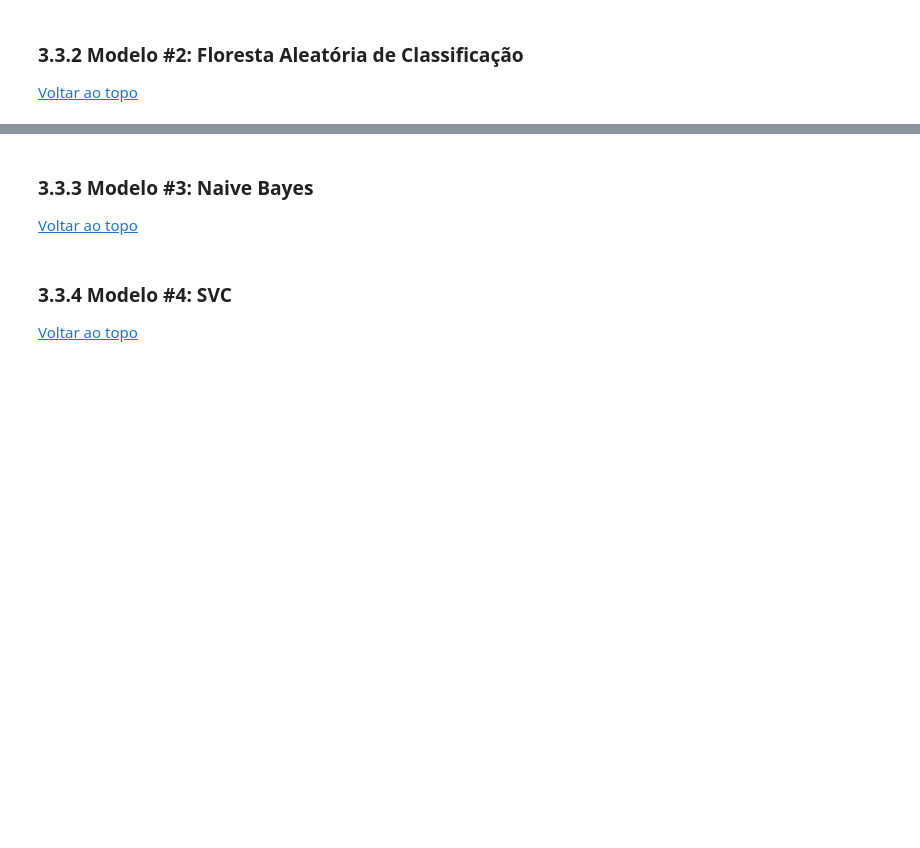
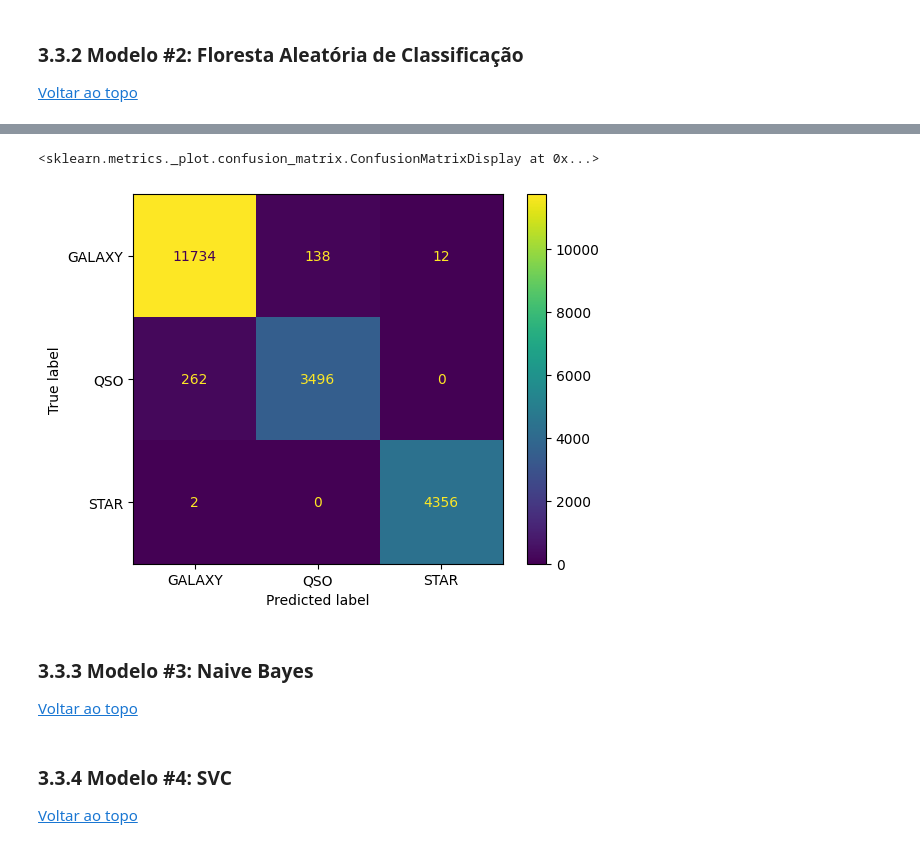
Before and after one commit to gutessitore/StellarClassification, a Jupyter notebook: Relatorio.ipynb, the cells around one changed output, grey strips where cells are left out. Drawn from its saved outputs; the diff is of its cells as text; code cells hidden in the pictures; blank space fills up the shorter version.

```diff
--- a/Relatorio.ipynb
+++ b/Relatorio.ipynb
@@ -180,0 +208,6 @@ X_train_undersam, y_train_undersam = apply_undersampling(X_train, y_train, rando
+# %%
+rf_clf = RandomForestClassifier(n_estimators=100)
+
+rf_clf = rf_clf.fit(X_train, y_train)
+
+previsao_rf = rf_clf.predict(X_test)
@@ -181,3 +226,8 @@ X_train_undersam, y_train_undersam = apply_undersampling(X_train, y_train, rando
+# %%
+plot_confusion_matrix(rf_clf, X_test, y_test)
+# %% [output]
+<sklearn.metrics._plot.confusion_matrix.ConfusionMatrixDisplay at 0x...>
+[figure, added]
 # %% [markdown]
 ### 3.3.3 Modelo #3: Naive Bayes <a class="anchor" id="section-3-3-3"></a>
 [Voltar ao topo](#section-0)
```
Also changed, not shown: parts of 7 cells of this notebook.
